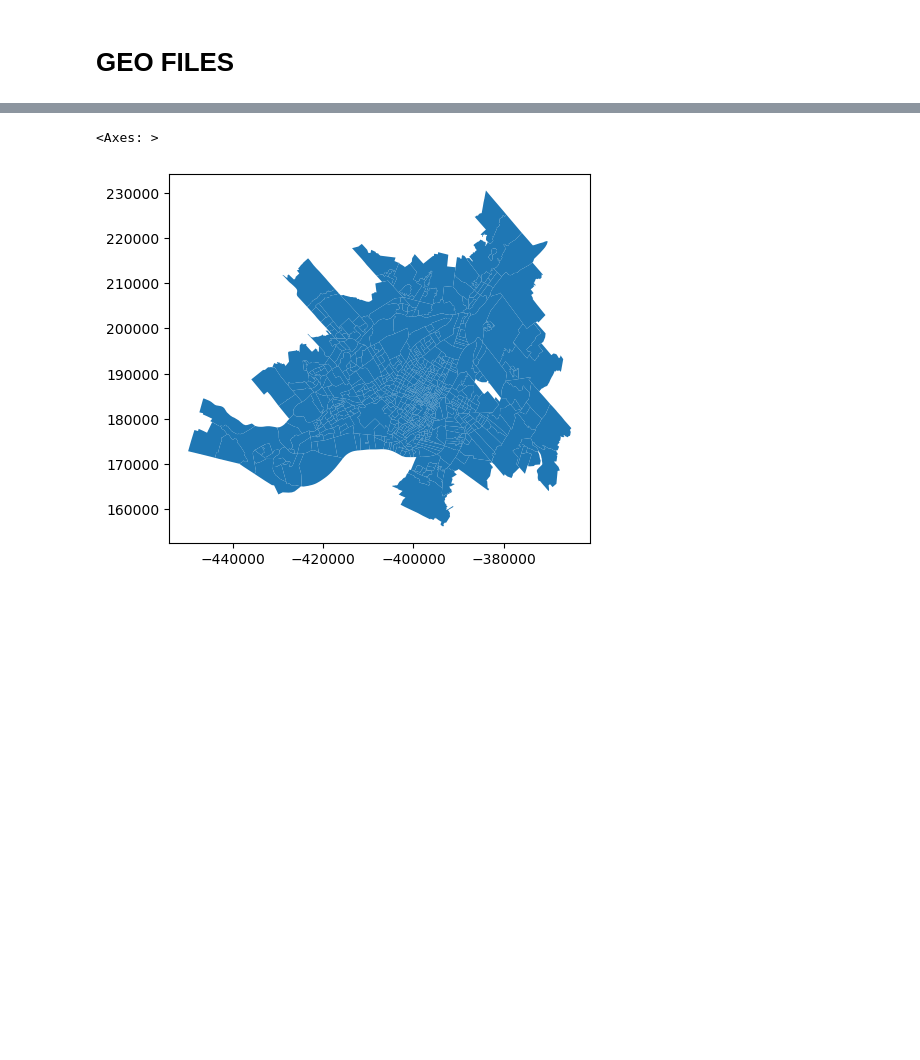
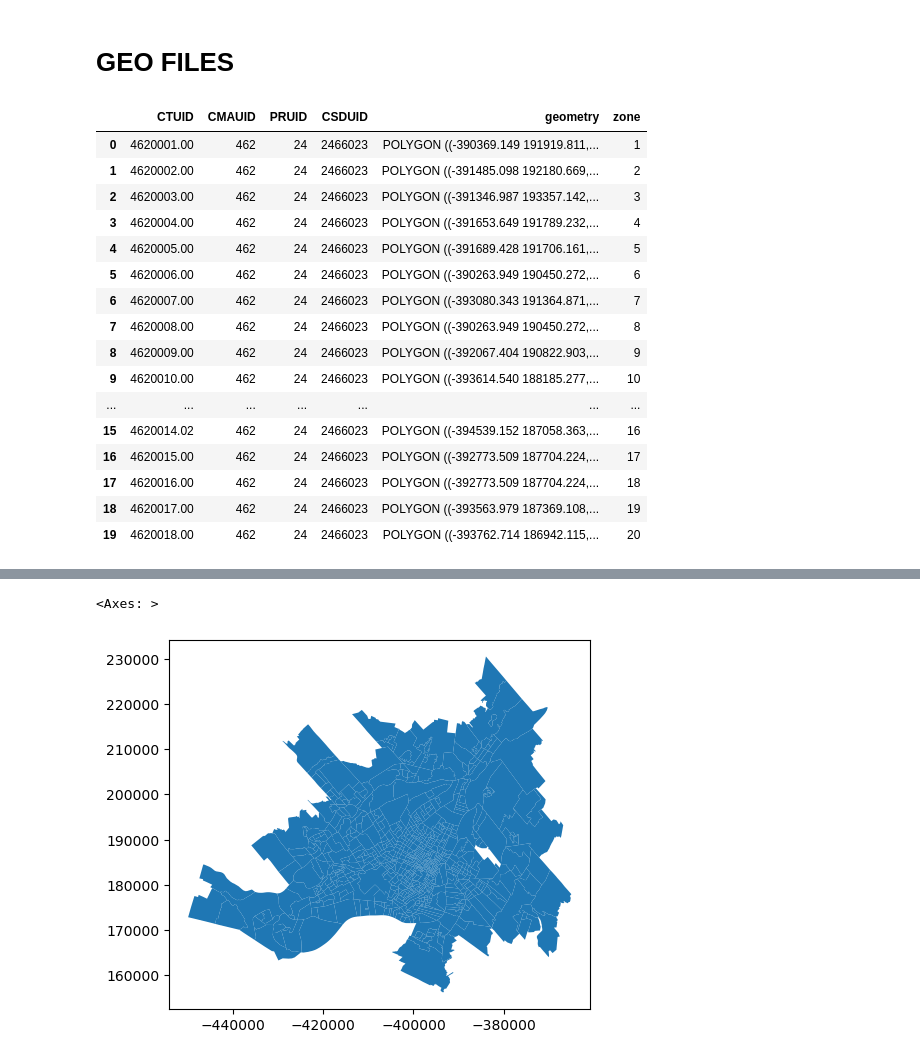
Before and after one commit to Poodleduff4/PopulationSynthesis, a Jupyter notebook: src/synthesize.ipynb, the cells around one changed output, grey strips where cells are left out. Drawn from its saved outputs; the diff is of its cells as text; code cells hidden in the pictures; blank space fills up the shorter version.

Commit message:
generates pop for correct zones

```diff
--- a/src/synthesize.ipynb
+++ b/src/synthesize.ipynb
@@ -14,4 +14,6 @@ profileData = pd.read_csv('../Data/Canada_CT_PopulationCensus_2006.csv', dtype={
 # %% [markdown]
 <h1>GEO FILES</h1>
 # %%
-zoneShape = gpd.read_file('../GeoFiles/MontrealCTZones_2006.shp')
+zoneShape = gpd.read_file('../GeoFiles/new/Montreal_CT_w_csd_2006.shp')
+# %%
+zoneShape['zone'] = zoneShape.index+1
@@ -18 +22,21 @@ zoneShape = gpd.read_file('../GeoFiles/MontrealCTZones_2006.shp')
+# %%
+zoneShape.head(20)
+# %% [output]
+|  | CTUID | CMAUID | PRUID | CSDUID | geometry | zone |
+| 0 | 4620001.00 | 462 | 24 | 2466023 | POLYGON ((-390369.149 191919.811,... | 1 |
+| 1 | 4620002.00 | 462 | 24 | 2466023 | POLYGON ((-391485.098 192180.669,... | 2 |
+| 2 | 4620003.00 | 462 | 24 | 2466023 | POLYGON ((-391346.987 193357.142,... | 3 |
+| 3 | 4620004.00 | 462 | 24 | 2466023 | POLYGON ((-391653.649 191789.232,... | 4 |
+| 4 | 4620005.00 | 462 | 24 | 2466023 | POLYGON ((-391689.428 191706.161,... | 5 |
+| 5 | 4620006.00 | 462 | 24 | 2466023 | POLYGON ((-390263.949 190450.272,... | 6 |
+| 6 | 4620007.00 | 462 | 24 | 2466023 | POLYGON ((-393080.343 191364.871,... | 7 |
+| 7 | 4620008.00 | 462 | 24 | 2466023 | POLYGON ((-390263.949 190450.272,... | 8 |
+| 8 | 4620009.00 | 462 | 24 | 2466023 | POLYGON ((-392067.404 190822.903,... | 9 |
+| 9 | 4620010.00 | 462 | 24 | 2466023 | POLYGON ((-393614.540 188185.277,... | 10 |
+| ... | ... | ... | ... | ... | ... | ... |
+| 15 | 4620014.02 | 462 | 24 | 2466023 | POLYGON ((-394539.152 187058.363,... | 16 |
+| 16 | 4620015.00 | 462 | 24 | 2466023 | POLYGON ((-392773.509 187704.224,... | 17 |
+| 17 | 4620016.00 | 462 | 24 | 2466023 | POLYGON ((-392773.509 187704.224,... | 18 |
+| 18 | 4620017.00 | 462 | 24 | 2466023 | POLYGON ((-393563.979 187369.108,... | 19 |
+| 19 | 4620018.00 | 462 | 24 | 2466023 | POLYGON ((-393762.714 186942.115,... | 20 |
 # %%
```
Also changed, not shown: parts of 22 cells of this notebook, 7 other files.
